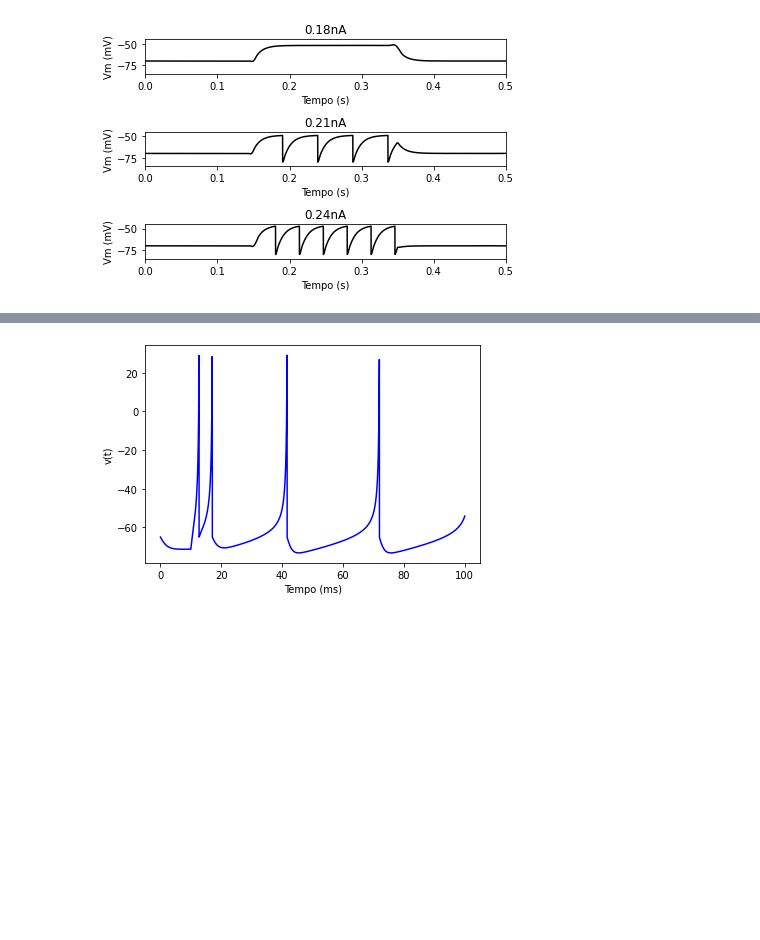
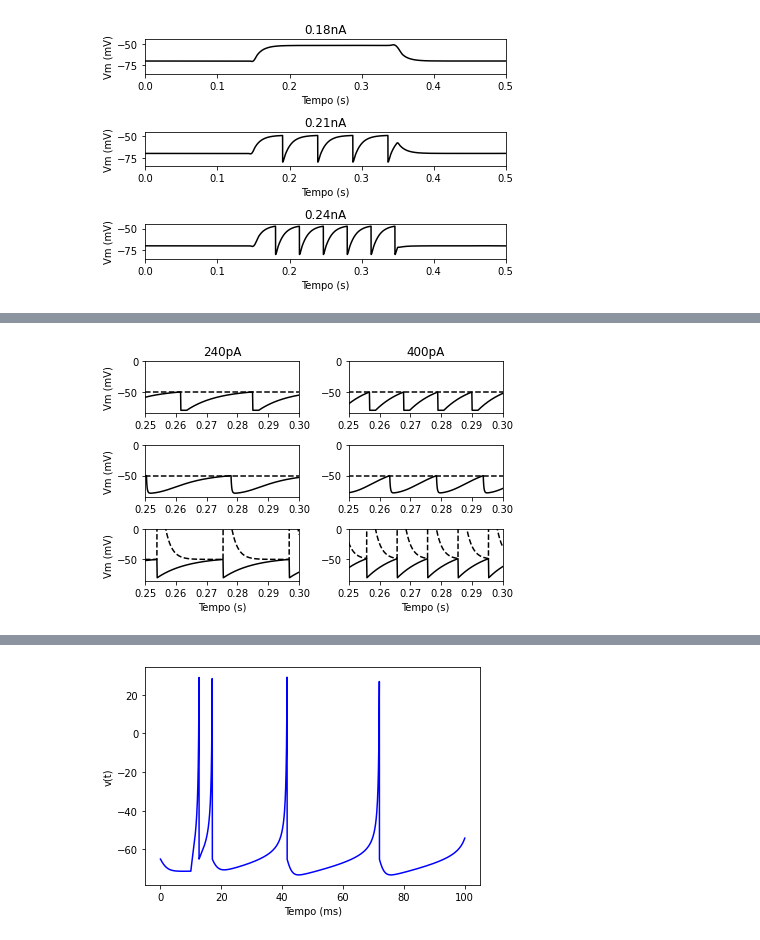
Before and after one commit to weversonvn/intro_neurocomp, a Jupyter notebook: modelos_disparo.ipynb, the cells around one changed output, grey strips where cells are left out. Drawn from its saved outputs; the diff is of its cells as text; code cells hidden in the pictures; blank space fills up the shorter version.

Commit message:
acrescenta o período refratário no modelo LIF

```diff
--- a/modelos_disparo.ipynb
+++ b/modelos_disparo.ipynb
@@ -81,3 +109,86 @@ plt.show() # exibe a figura
+# %%
+# parametros de simulação
+dt = 0.0001 # passo de tempo
+t = np.arange(0, 0.5, dt) # vetor de pontos no tempo
+ton = 0.15 # instante em que a corrente começa a ser aplicada (onset)
+toff = 0.35 # instante em que a corrente deixa de ser aplicada (offset)
+non = int(np.round(ton/dt)) # ponto no tempo do onset
+noff = int(np.round(toff/dt)) # ponto no tempo do offset
+
+# parametros do neuronio lif
+tau = 0.010 # constante de tempo da membrana
+el = -0.070 # potencial de vazamento (ou potencial de repouso)
+ek = -0.080 # potencial de reversão do potássio (para condutância refratária)
+vth0 = -0.050 # potencial de limiar
+vreset = -0.080 # potencial de reset
+cm = 100*10**(-12) # capacitância de membrana total
+gl = cm/tau # condutância de membrana total (condutância de vazamento)
+
+tref = 0.002 # constante de tempo do período refratário
+delta_g = 500*10**(-9) # incremento na condutância de potássio (método 2)
+delta_vth = 0.2 # incremento no potencial de limiar (método 3)
+
+iapp = np.array([240, 400])*(10**(-12)) # valores de corrente aplicados
+ntrials = len(iapp) # numero total de trial
+
+_, ax = plt.subplots(3, ntrials) # cria conjunto de figuras
+
+# laço por três métodos diferentes para implementar o período refratário
+for method in range(3):
+    for trial in range(ntrials): # laço ao longo dos trials de corrente
+        i = np.zeros(len(t)) # corrente ao longo do tempo
+        i[non:noff] = iapp[trial] # insere a corrente no intervalo
+        v = el * np.ones(len(t)) # inicializa o potencial de membrana
+        spikes = np.zeros(len(t)) # vetor que registra os potenciais de ação
+        gref = np.zeros(len(t)) # vetor que registra a condutância refratária
+
+        vth = vth0*np.ones(len(t)) # inicializa potencial de limiar (variável)
+
+        # garante que a simulação não começa no período refratário do
+        # último potencial de ação
+        t_last_spike = (-10)*tref
+
+        for j in range(1, len(t)): # laço ao longo do tempo
+            # decai a condutância refratária para zero
+            gref[j] = gref[j-1]*np.exp((-dt)/tref)
+            # decai o potencial de limiar para o valor de base
+            vth[j] = vth0 + (vth[j-1]-vth0)*np.exp((-dt)/tref)
+            # calcula a tensão em regime permanente
+            vss = (i[j] + gl*el + gref[j]*ek)/(gl + gref[j])
+            # calcula a escala de tempo para mudanças no potencial de membrana
+            taueff = cm/(gl + gref[j])
+            # atualiza o potencial de membrana
+            v[j] = vss + (v[j-1]-vss)*np.exp((-dt)/taueff)
+
+            # acrescenta o período refratário usando um dos três métodos
+            if method == 0: # grampeamento de tensão
+                if t[j] < t_last_spike + tref:
+                    v[j] = vreset # grampea a tensão para o valor de reset
+
+            if v[j] > vth[j]: # se o potencial é maior que o limiar
+                spikes[j] = 1 # registra o potencial de ação naquele instante
+                if method == 1: # condutância de potássio
+                    gref[j] = gref[j] + delta_g
+                else:
+                    v[j] = vreset # reseta o potencial de membrana
+                    if method == 2: # incremento do limiar
+                        vth[j] = vth0 + delta_vth # aumenta o limiar
+                t_last_spike = t[j] # registra o tempo do último spike
+
+        ax[method, trial].plot(t, v*1000, 'k') # plota o potencial
+        ax[method, trial].plot(t, vth*1000, 'k--') # plota o limiar
+        ax[method, trial].set_xlim(0.25, 0.3) # ajusta a escala em x
+        ax[method, trial].set_ylim(1000*(vreset-0.005), 1000*(vth0+0.05))
+        if method == 0: # anota a corrente no topo
+            ax[method, trial].set_title(f'{str(int(iapp[trial]*10**12))}pA')
+        if method == 2: # anota o eixo x embaixo
+            ax[method, trial].set_xlabel('Tempo (s)')
+    ax[method, 0].set_ylabel('Vm (mV)') # anota o eixo y
+
+plt.tight_layout()
+plt.show() # exibe a figura
+# %% [output]
+[figure, added]
 # %% [markdown]
 ### Izhikevich
 O modelo de Izhikevich é um modelo de disparo que é considerado biologicamente plausível, como o de Hodgkin-Huxley, porém computacionalmente eficiente, como o LIF, pois usa apenas duas equações diferenciais, uma para a variável $v$, referente ao potencial de membrana do neurônio, e a outra para $u$, que refere-se à recuperação da membrana.
```
Also changed, not shown: parts of 3 cells of this notebook.
